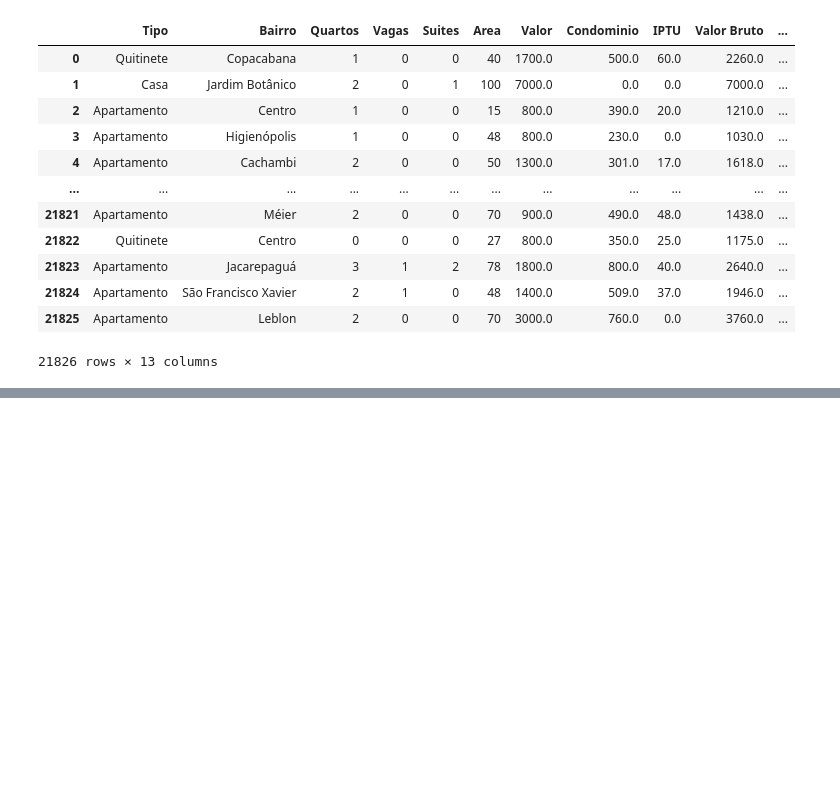
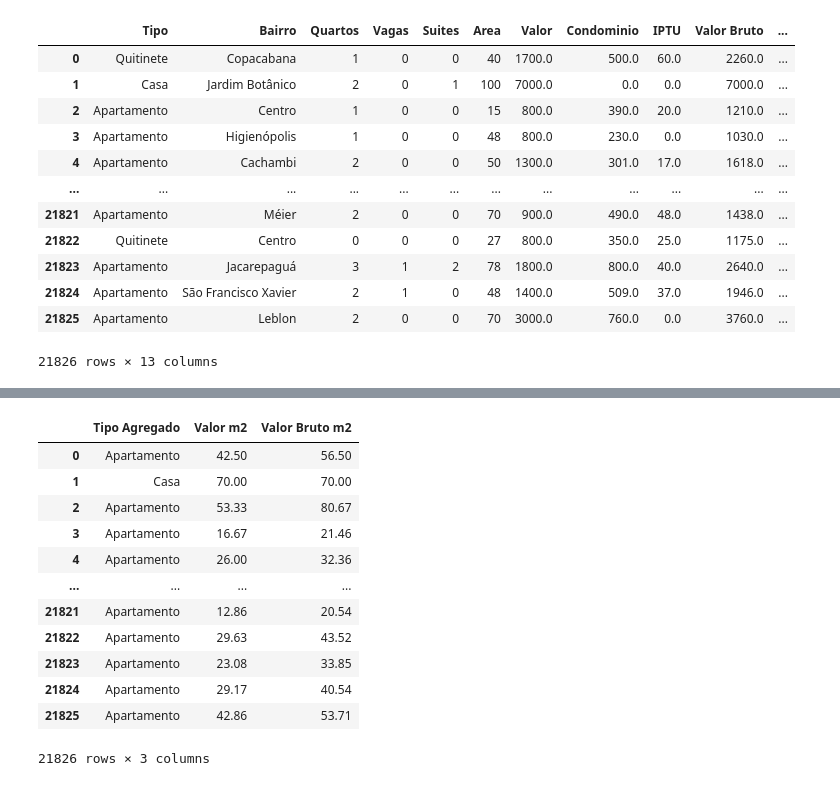
Before and after one commit to carolineferraz/Cursos-Python-Alura, a Jupyter notebook: 03-Pandas/05_Criando_Novas_Variaveis.ipynb, the cells around one changed output, grey strips where cells are left out. Saved outputs shown, nothing was run; the diff lists cells and outputs as text; code cells hidden in the pictures; blank space fills up the shorter version.

```diff
--- a/03-Pandas/05_Criando_Novas_Variaveis.ipynb
+++ b/03-Pandas/05_Criando_Novas_Variaveis.ipynb
@@ -124,0 +148,16 @@ dados
+# %%
+dados_aux
+# %% [output]
+|  | Tipo Agregado | Valor m2 | Valor Bruto m2 |
+| 0 | Apartamento | 42.50 | 56.50 |
+| 1 | Casa | 70.00 | 70.00 |
+| 2 | Apartamento | 53.33 | 80.67 |
+| 3 | Apartamento | 16.67 | 21.46 |
+| 4 | Apartamento | 26.00 | 32.36 |
+| ... | ... | ... | ... |
+| 21821 | Apartamento | 12.86 | 20.54 |
+| 21822 | Apartamento | 29.63 | 43.52 |
+| 21823 | Apartamento | 23.08 | 33.85 |
+| 21824 | Apartamento | 29.17 | 40.54 |
+| 21825 | Apartamento | 42.86 | 53.71 |
+21826 rows × 3 columns
```
Also changed, not shown: parts of 13 cells of this notebook, 1 other file.
